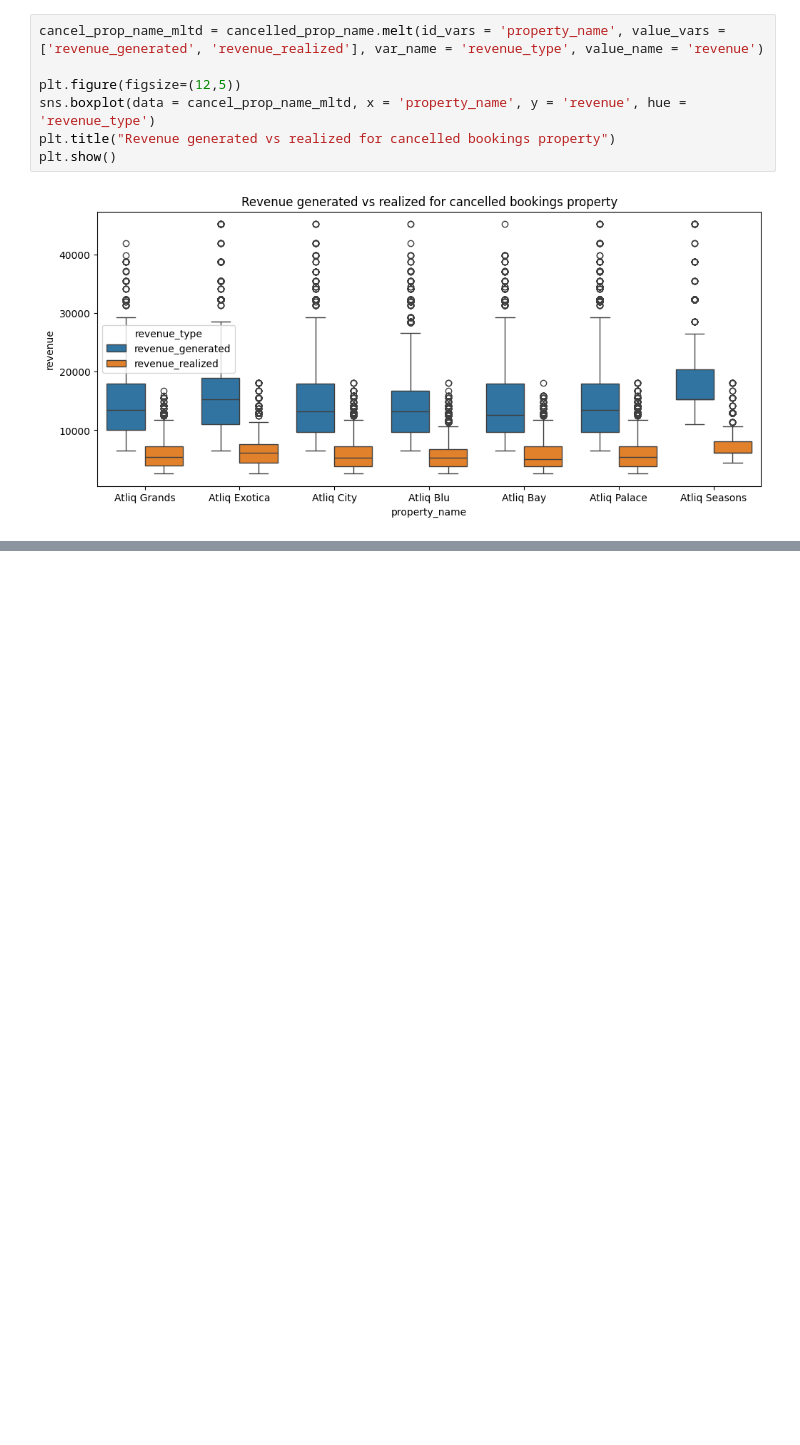
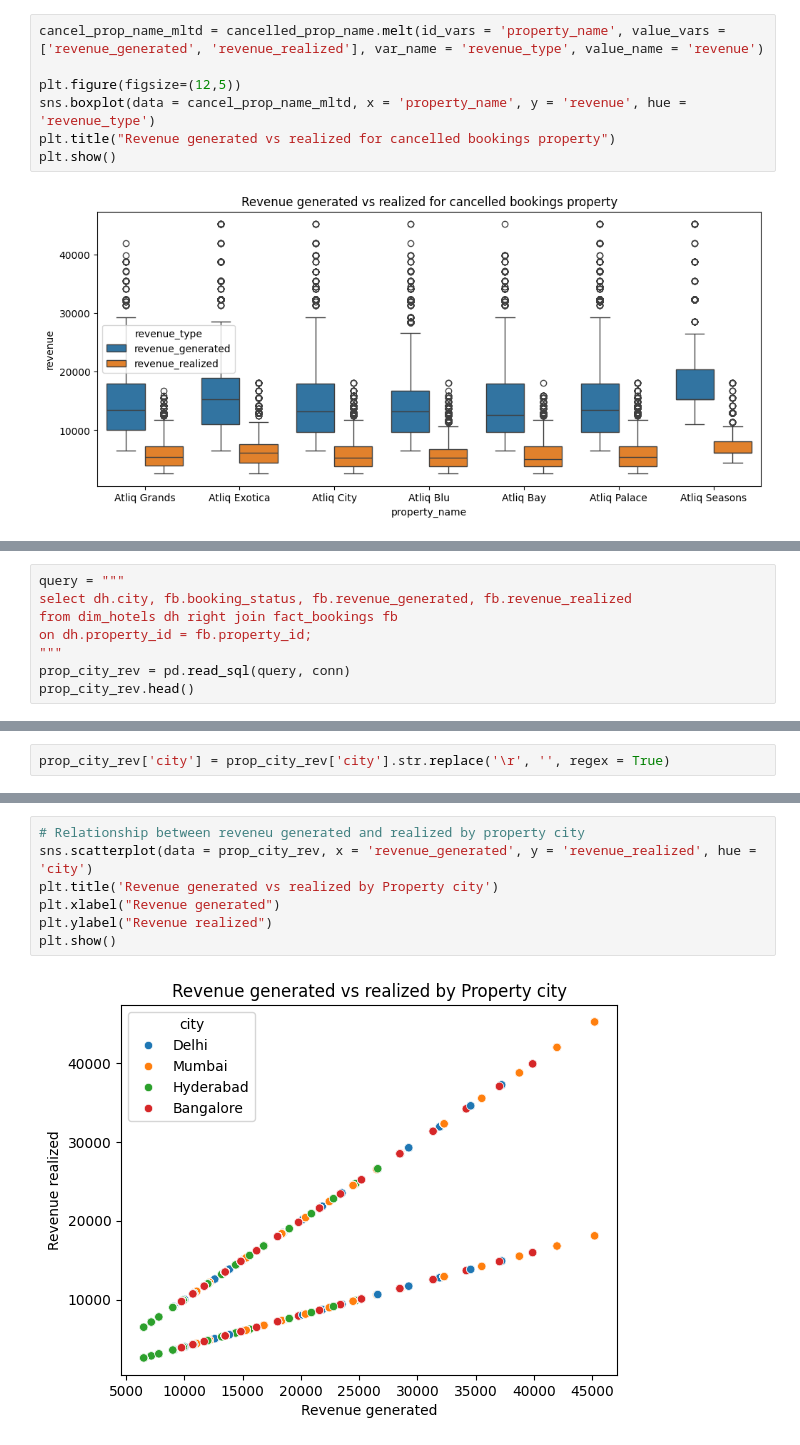
Before and after one commit to Bhuvi128/Hospitality-Revenue-Optimization-Data-analysis, a Jupyter notebook: Hospitality Revenue Optimzation.ipynb, the cells around one changed output, grey strips where cells are left out. Saved outputs shown, nothing was run; the diff lists cells and outputs as text; blank space fills up the shorter version.

```diff
--- a/Hospitality Revenue Optimzation.ipynb
+++ b/Hospitality Revenue Optimzation.ipynb
@@ -656,0 +659,8 @@ plt.show()
+# %%
+query = """
+select dh.city, fb.booking_status, fb.revenue_generated, fb.revenue_realized
+from dim_hotels dh right join fact_bookings fb
+on dh.property_id = fb.property_id;
+"""
+prop_city_rev = pd.read_sql(query, conn)
+prop_city_rev.head()
@@ -656,0 +674,2 @@ plt.show()
+# %%
+prop_city_rev['city'] = prop_city_rev['city'].str.replace('\r', '', regex = True)
@@ -656,0 +685,9 @@ plt.show()
+# %%
+# Relationship between reveneu generated and realized by property city
+sns.scatterplot(data = prop_city_rev, x = 'revenue_generated', y = 'revenue_realized', hue = 'city')
+plt.title('Revenue generated vs realized by Property city')
+plt.xlabel("Revenue generated")
+plt.ylabel("Revenue realized")
+plt.show()
+# %% [output]
+[figure, added]
```
Also changed, not shown: parts of 5 cells of this notebook, 1 other file.
